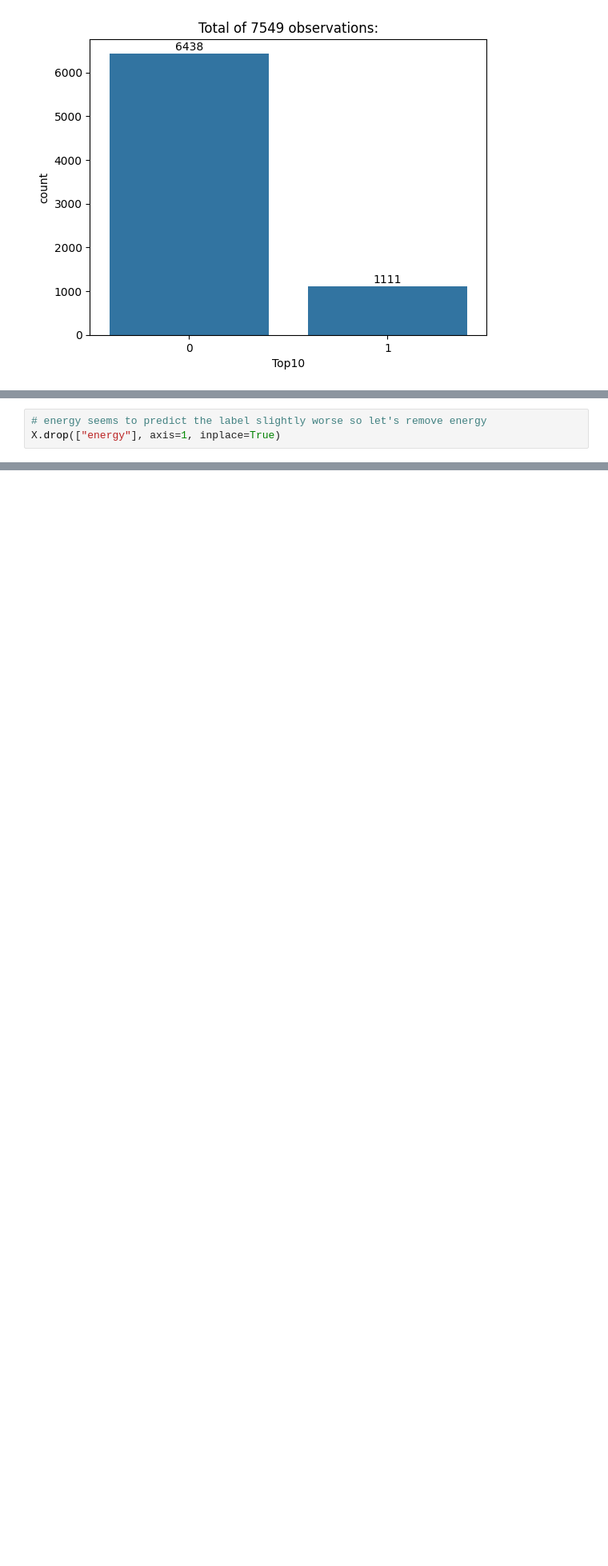
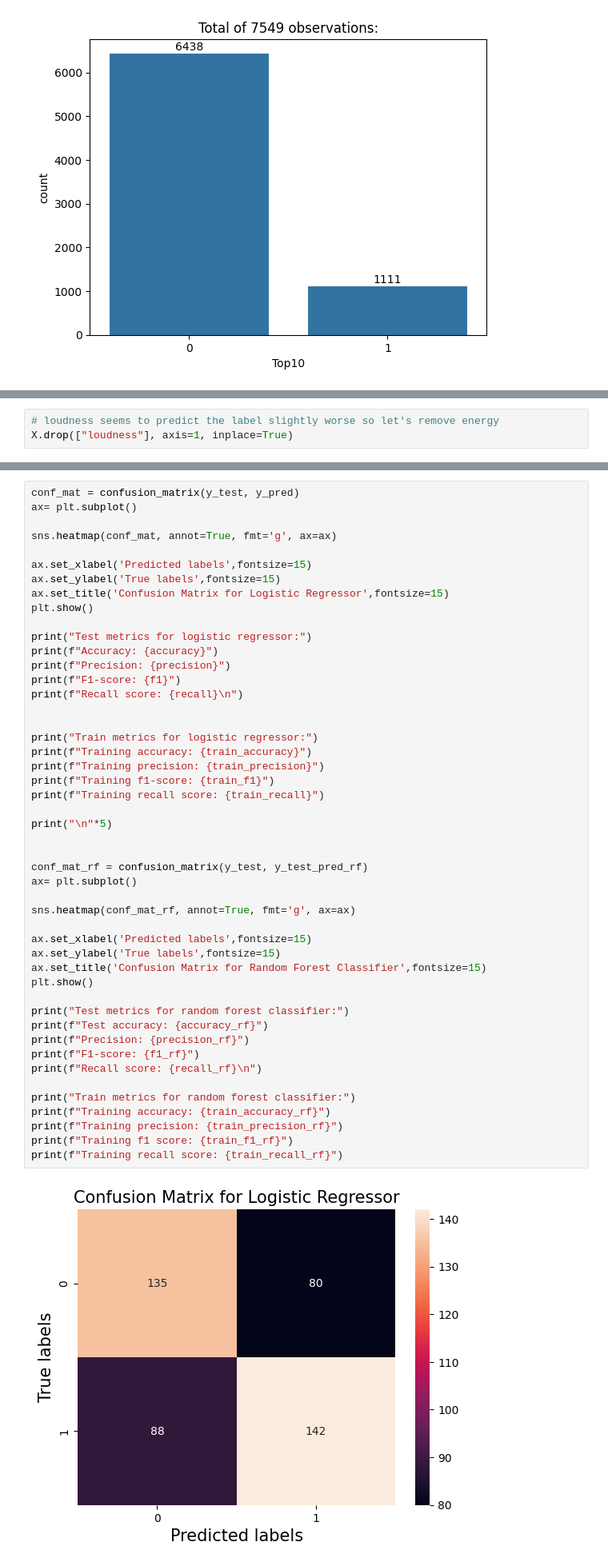
Before and after one commit to MikkoOlkkonen/mlproject, a Jupyter notebook: projekti.ipynb, the cells around one changed output, grey strips where cells are left out. Shown: that part at 80% size. Cells and saved outputs as stored; diff of their text form; blank space fills up the shorter version.

```diff
--- a/projekti.ipynb
+++ b/projekti.ipynb
@@ -90,3 +115,3 @@ Accuracy of classification based on energy, Accuracy: 0.6125827814569537
 # %%
-# energy seems to predict the label slightly worse so let's remove energy
-X.drop(["energy"], axis=1, inplace=True)
+# loudness seems to predict the label slightly worse so let's remove energy
+X.drop(["loudness"], axis=1, inplace=True)
@@ -148,0 +182,50 @@ Text(0.5, 1.0, 'Confusion Matrix')
+# %%
+conf_mat = confusion_matrix(y_test, y_pred)
+ax= plt.subplot()
+
+sns.heatmap(conf_mat, annot=True, fmt='g', ax=ax)
+
+ax.set_xlabel('Predicted labels',fontsize=15)
+ax.set_ylabel('True labels',fontsize=15)
+ax.set_title('Confusion Matrix for Logistic Regressor',fontsize=15)
+plt.show()
+
+print("Test metrics for logistic regressor:")
+print(f"Accuracy: {accuracy}")
+print(f"Precision: {precision}")
+print(f"F1-score: {f1}")
+print(f"Recall score: {recall}\n")
+
+
+print("Train metrics for logistic regressor:")
+print(f"Training accuracy: {train_accuracy}")
+print(f"Training precision: {train_precision}")
+print(f"Training f1-score: {train_f1}")
+print(f"Training recall score: {train_recall}")
+
+print("\n"*5)
+
+
+conf_mat_rf = confusion_matrix(y_test, y_test_pred_rf)
+ax= plt.subplot()
+
+sns.heatmap(conf_mat_rf, annot=True, fmt='g', ax=ax)
+
+ax.set_xlabel('Predicted labels',fontsize=15)
+ax.set_ylabel('True labels',fontsize=15)
+ax.set_title('Confusion Matrix for Random Forest Classifier',fontsize=15)
+plt.show()
+
+print("Test metrics for random forest classifier:")
+print(f"Test accuracy: {accuracy_rf}")
+print(f"Precision: {precision_rf}")
+print(f"F1-score: {f1_rf}")
+print(f"Recall score: {recall_rf}\n")
+
+print("Train metrics for random forest classifier:")
+print(f"Training accuracy: {train_accuracy_rf}")
+print(f"Training precision: {train_precision_rf}")
+print(f"Training f1 score: {train_f1_rf}")
+print(f"Training recall score: {train_recall_rf}")
+# %% [output]
+[figure, added]
```
Also changed, not shown: parts of 10 cells of this notebook.
